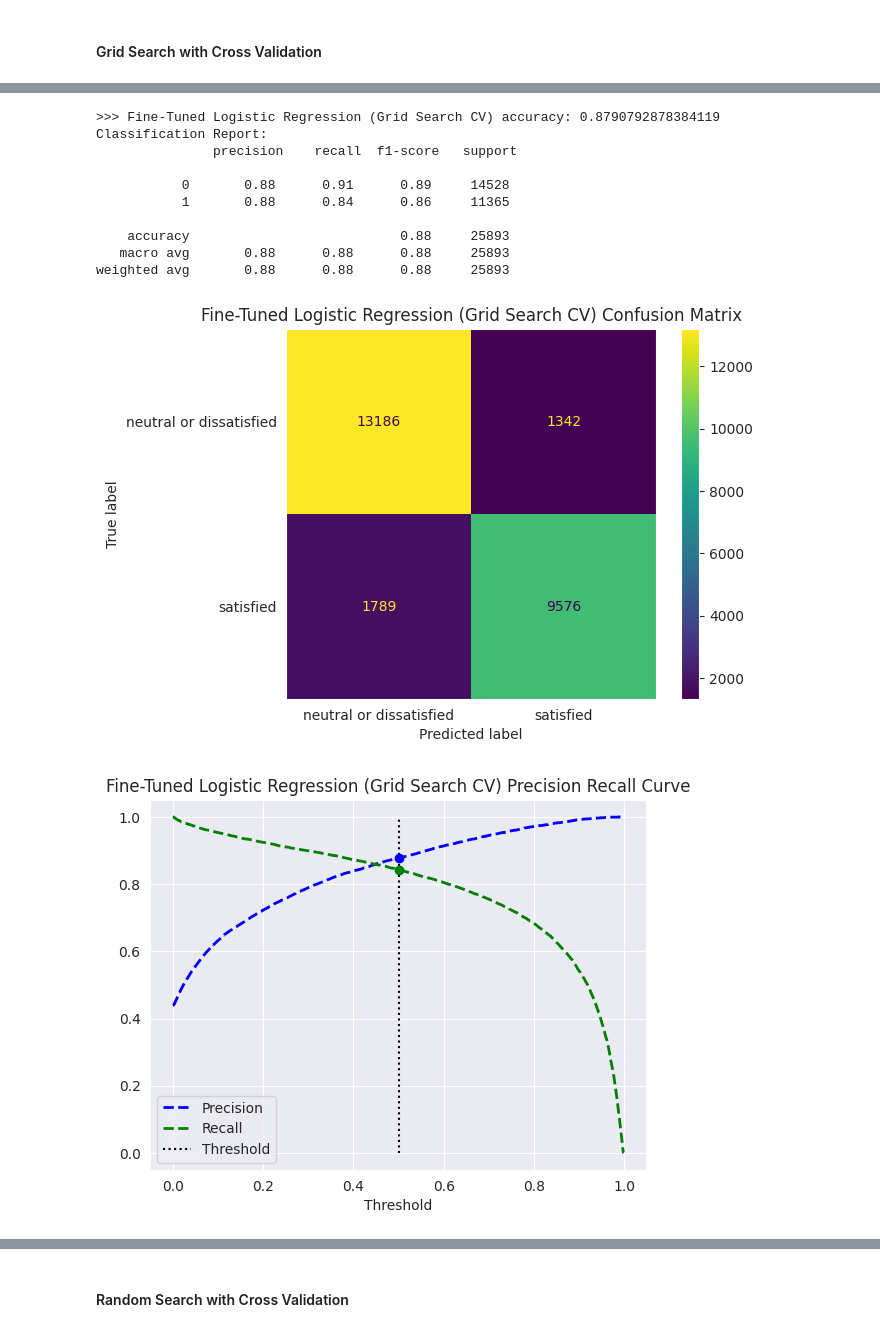
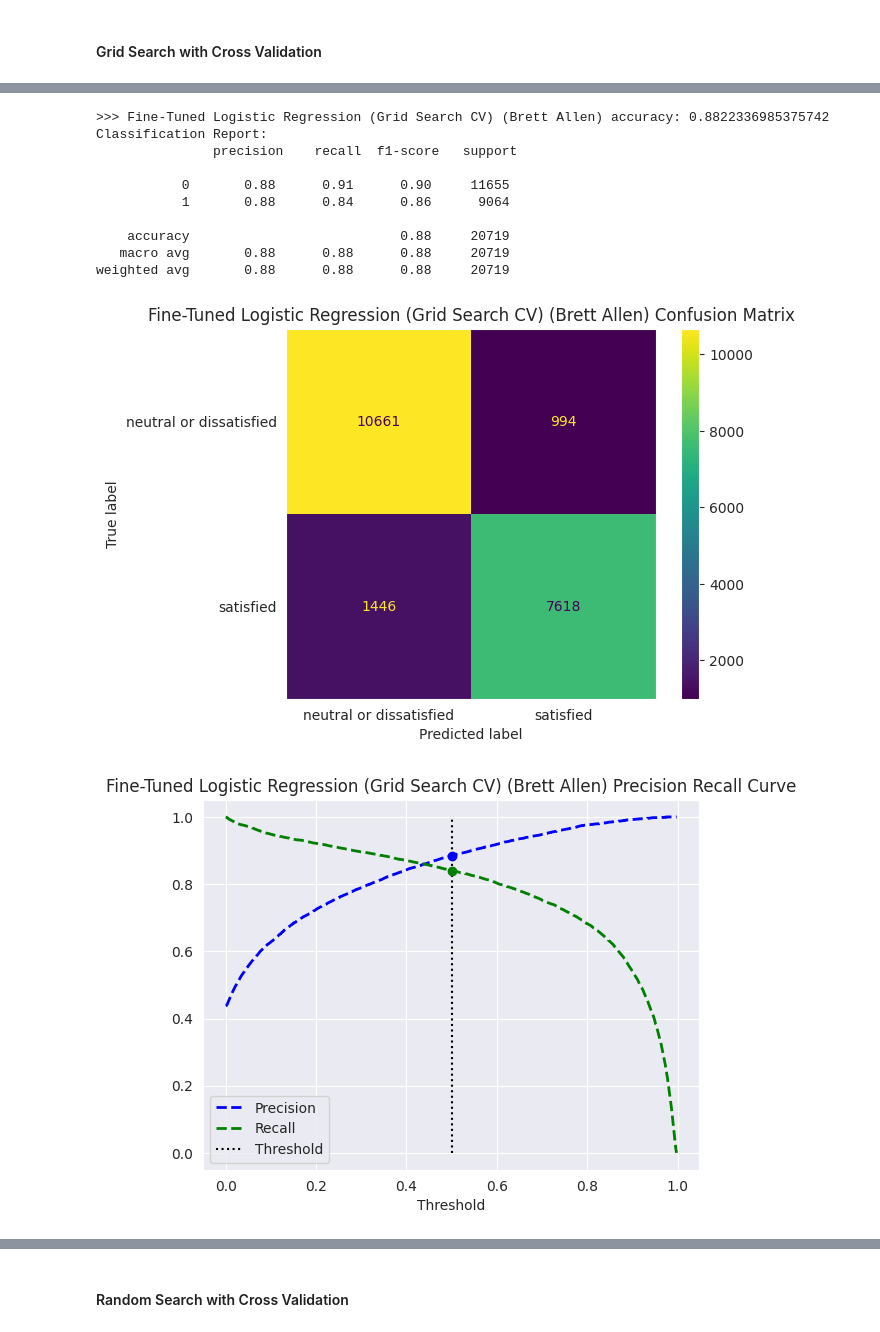
Before and after one commit to BrettFX/DATA-602-Airline-Customer-Satisfaction, a Jupyter notebook: model_training/Model Training - Brett Allen.ipynb, the cells around one changed output, grey strips where cells are left out. Saved outputs shown, nothing was run; the diff lists cells and outputs as text; code cells hidden in the pictures.

```diff
--- a/model_training/Model Training - Brett Allen.ipynb
+++ b/model_training/Model Training - Brett Allen.ipynb
@@ -558,8 +288,9 @@ category_str_cols_map
  'CLASS': {'label_to_id': {'Business': 0, 'Eco': 1, 'Eco Plus': 2},
   'id_to_label': {0: 'Business', 1: 'Eco', 2: 'Eco Plus'}}}
 # %%
-# Convert the category columns to int
-for col in category_str_cols:
-    X_train[col] = X_train[col].astype(int)
-    X_test[col] = X_test[col].astype(int)
+# Convert the category columns to int now that they all represent integers
+# NOTE: This is mainly applicable to logistic regression; need to make sure this does not hinder performance of other models
+for col in category_columns:
+    if col != target:
+        X[col] = X[col].astype(int)
 # %%
@@ -606,0 +340,3 @@ memory usage: 18.2 MB
+# %%
+y = X[target]
+X = X.drop(target, axis=1)
@@ -607,5 +349,4 @@ memory usage: 18.2 MB
 # %%
-# Apply encoding map to train and test labels
-y_train = y_train.apply(lambda x: label_to_id.get(x, x))
-y_test = y_test.apply(lambda x: label_to_id.get(x, x))
+# Apply encoding map to labels
+y = y.apply(lambda x: label_to_id.get(x, x))
 # %%
@@ -620,0 +364,2 @@ Categories (2, int64): [0, 1]
+# %%
+X_train, X_test, y_train, y_test = train_test_split(X, y, test_size=0.2, random_state=42)
@@ -895,21 +652,21 @@ Best parameters for Logistic Regression with Grid Search: {'C': 0.1, 'l1_ratio':
 # %%
 quick_evaluate(
     model=grid_search_logreg.best_estimator_,
     test_data=X_test_quantileTransformed,
     test_labels=y_test,
     display_labels=list(label_to_id.keys()),
-    model_name="Fine-Tuned Logistic Regression (Grid Search CV)"
+    model_name="Fine-Tuned Logistic Regression (Grid Search CV) (Brett Allen)"
 )
 # %% [output]
->>> Fine-Tuned Logistic Regression (Grid Search CV) accuracy: 0.8790792878384119
+>>> Fine-Tuned Logistic Regression (Grid Search CV) (Brett Allen) accuracy: 0.8822336985375742
 Classification Report:
                precision    recall  f1-score   support
 
-           0       0.88      0.91      0.89     14528
-           1       0.88      0.84      0.86     11365
+           0       0.88      0.91      0.90     11655
+           1       0.88      0.84      0.86      9064
 
-    accuracy                           0.88     25893
-   macro avg       0.88      0.88      0.88     25893
-weighted avg       0.88      0.88      0.88     25893
+    accuracy                           0.88     20719
+   macro avg       0.88      0.88      0.88     20719
+weighted avg       0.88      0.88      0.88     20719
-[figure, old version]
+[figure, new version]
-[figure, old version]
+[figure, new version]
```
Also changed, not shown: parts of 86 cells of this notebook, 1 other file.
